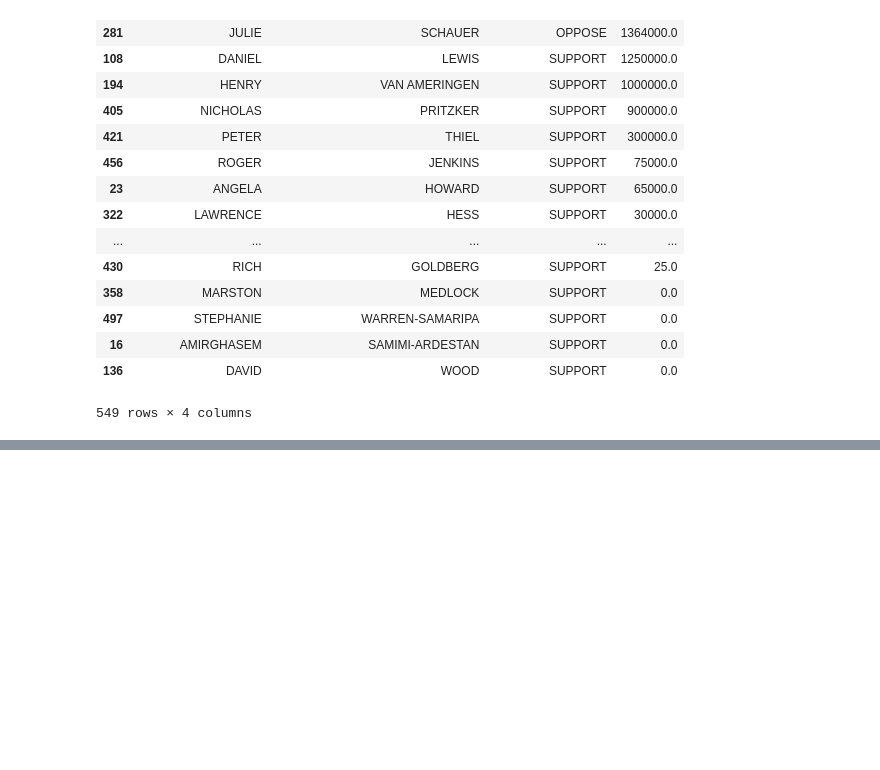
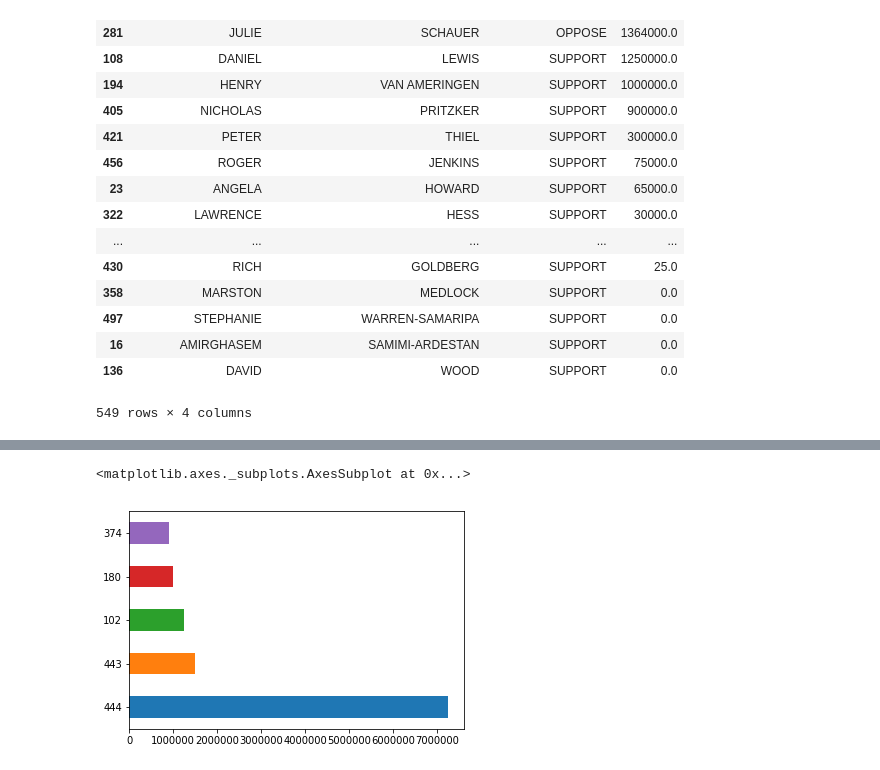
Before and after one commit to VictoriaGaunitz/First_python_notebook, a Jupyter notebook: Hello_vidare.ipynb, the cells around one changed output, grey strips where cells are left out. Saved outputs shown, nothing was run; the diff lists cells and outputs as text; code cells hidden in the pictures; blank space fills up the shorter version.

```diff
--- a/Hello_vidare.ipynb
+++ b/Hello_vidare.ipynb
@@ -438,0 +469,5 @@ merged.groupby(["contributor_firstname", "contributor_lastname", "committee_posi
+# %%
+top_supporters.head(5).amount.plot.barh()
+# %% [output]
+<matplotlib.axes._subplots.AxesSubplot at 0x...>
+[figure, added]
```
Also changed, not shown: parts of 15 cells of this notebook.
